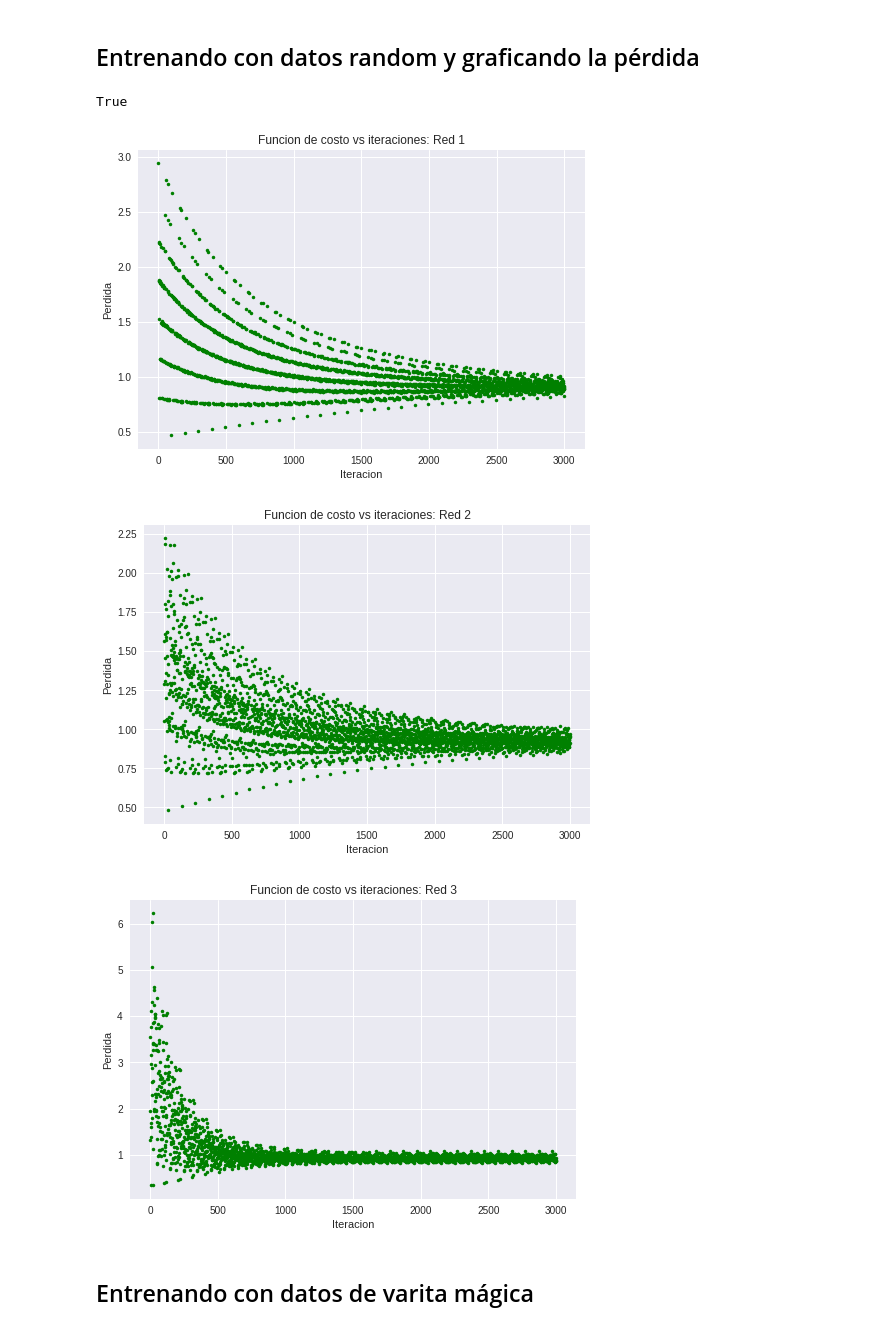
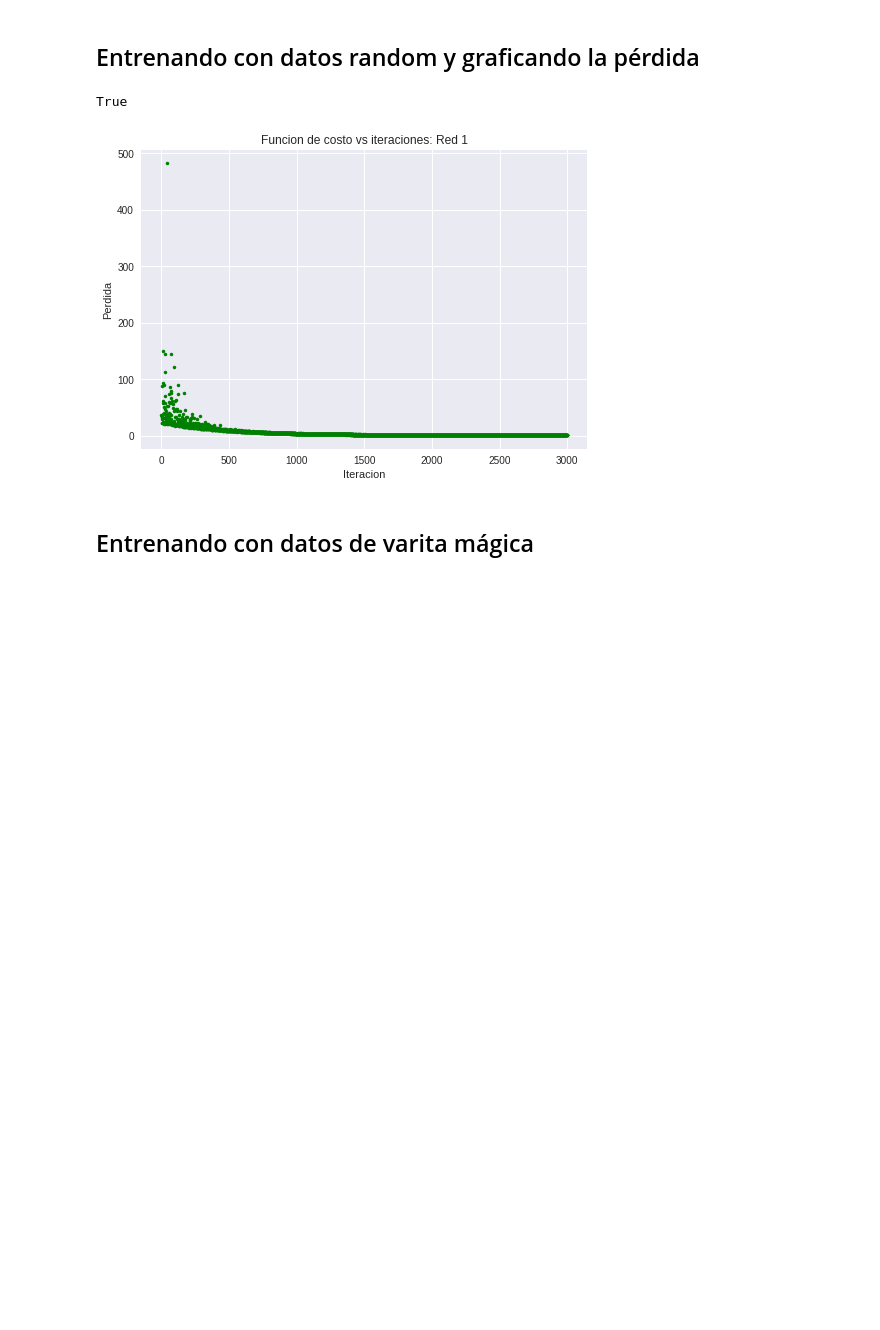
Before and after one commit to martinKindall/deep_learning_uchile, a Jupyter notebook: tarea1/Tarea_1_CC6204_2018_Martin_Cornejo.ipynb, the cells around one changed output. Drawn from its saved outputs; the diff is of its cells as text; code cells hidden in the pictures; blank space fills up the shorter version.

```diff
--- a/tarea1/Tarea_1_CC6204_2018_Martin_Cornejo.ipynb
+++ b/tarea1/Tarea_1_CC6204_2018_Martin_Cornejo.ipynb
@@ -455,7 +453,7 @@ def entrenar_FFNN(red_neuronal, dataset, optimizador, epochs, B):
 
       #6a) Regularización por penalización de norma
       if (red_neuronal.wc_par != None):
-        loss += penalizacionNorma(red_neuronal.params, B)
+        loss += penalizacionNorma(red_neuronal.parametros, red_neuronal.wc_par, B)
 
       perdidas.append(loss)
 
@@ -464,46 +462,49 @@ def entrenar_FFNN(red_neuronal, dataset, optimizador, epochs, B):
 
   return red_neuronal, perdidas
 
-def penalizacionNorma(arrayMatrix, B):
-  return 0
+def penalizacionNorma(arrayMatrix, alfa, B):
+  sum = 0
+
+  for param in arrayMatrix:
+    sum += param[0].pow(2).sum()
+
+  return sum * alfa / (2*B)
 # %% [markdown]
 ## Entrenando con datos random y graficando la pérdida
 # %%
 #### Parte 5d) Graficando la pérdida en el tiempo
 
 features = 10
 clases = 3
 dataset = RandomDataset(1000,features,clases)
 
+weight_decay = 1
+
 redes = [
-    FFNN(features, [5, 5, 10, 5], [sig, sig, sig, sig], clases),
-    FFNN(features, [15, 15, 10], [sig, sig, sig], clases),
-    FFNN(features, [50, 50, 10], [sig, sig, sig], clases)
+    #FFNN(features, [5, 5, 5, 5], [sig, sig, sig, sig], clases, [], weight_decay),
+    FFNN(features, [15, 15], [sig, sig], clases, [], weight_decay, [1, 0.5, 0.7]),
+    #FFNN(features, [50], [sig], clases)
 ]
 
 for idx, red_neuronal in enumerate(redes):
-
-  red_neuronal.gpu()
 
   optimizador = SGD(red_neuronal, 0.001)
 
   epochs = 30
   batch = 10
   red_neuronal, perdidas = entrenar_FFNN(red_neuronal, dataset, optimizador, epochs, batch)
 
   plt.figure()
   plt.plot(numpy.linspace(1, len(perdidas), len(perdidas)), perdidas, 'g.')
   plt.title("Funcion de costo vs iteraciones: Red "+str(idx+1))
   plt.xlabel("Iteracion")
   plt.ylabel("Perdida")
   #pdb.set_trace()
 
 True
 # %% [output]
 True
-[figure, old version]
+[figure, new version]
-[figure, removed]
-[figure, removed]
 # %% [markdown]
 ## Entrenando con datos de varita mágica
 # %%
```
Also changed, not shown: parts of 3 cells of this notebook.
